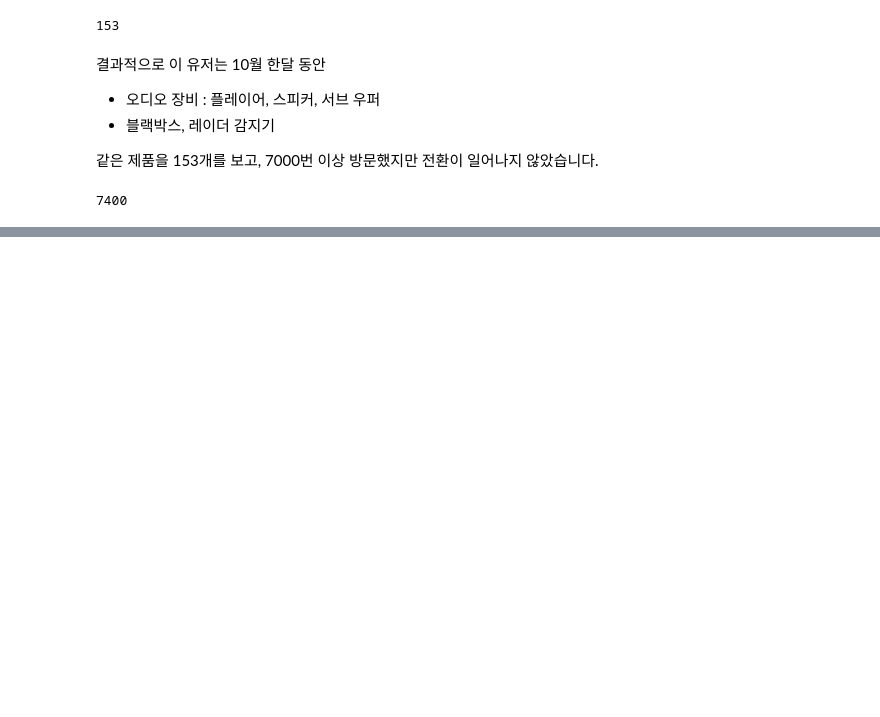
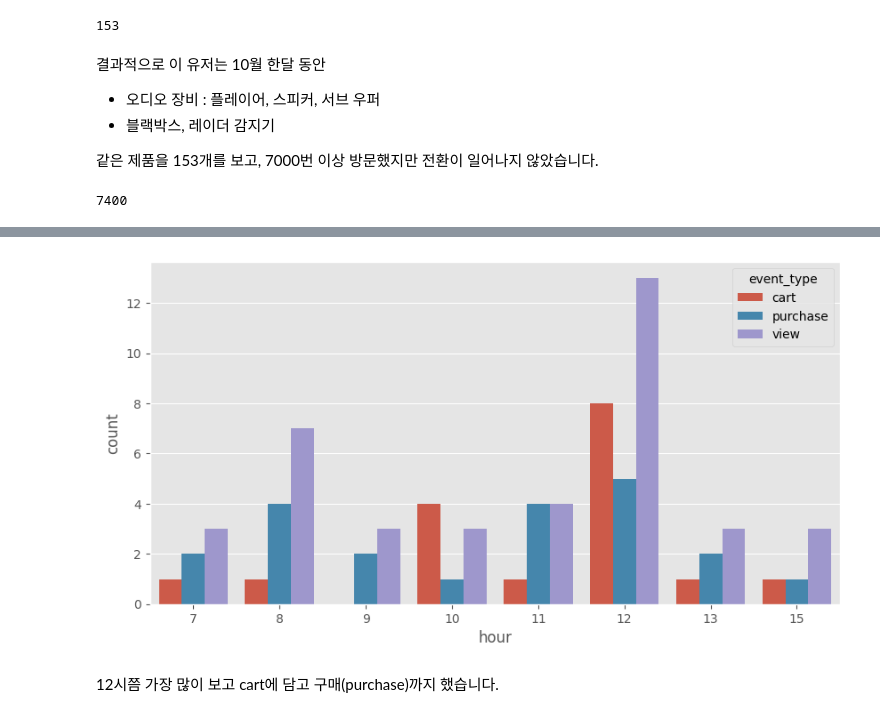
Before and after one commit to HwangHanJae/CP2_Project, a Jupyter notebook: EDA/pandas_eda_ver2.ipynb, the cells around one changed output, grey strips where cells are left out. Saved outputs shown, nothing was run; the diff lists cells and outputs as text; code cells hidden in the pictures; blank space fills up the shorter version.

```diff
--- a/pandas_eda_ver2.ipynb
+++ b/EDA/pandas_eda_ver2.ipynb
@@ -801,0 +873,2 @@ sample_user['user_session'].nunique()
+# %%
+purchase_user['hour'] = purchase_user['event_time'].dt.hour
@@ -801,0 +881,2 @@ sample_user['user_session'].nunique()
+# %%
+purchase_user_day_21 = purchase_user.loc[purchase_user['day']==21]
@@ -801,0 +899,8 @@ sample_user['user_session'].nunique()
+# %%
+plt.figure(figsize=(10,5))
+sns.countplot(data=purchase_user_day_21, x='hour', hue='event_type')
+plt.show()
+# %% [output]
+[figure, added]
+# %% [markdown]
+12시쯤 가장 많이 보고 cart에 담고 구매(purchase)까지 했습니다.
```
Also changed, not shown: parts of 33 cells of this notebook, 2 other files.
